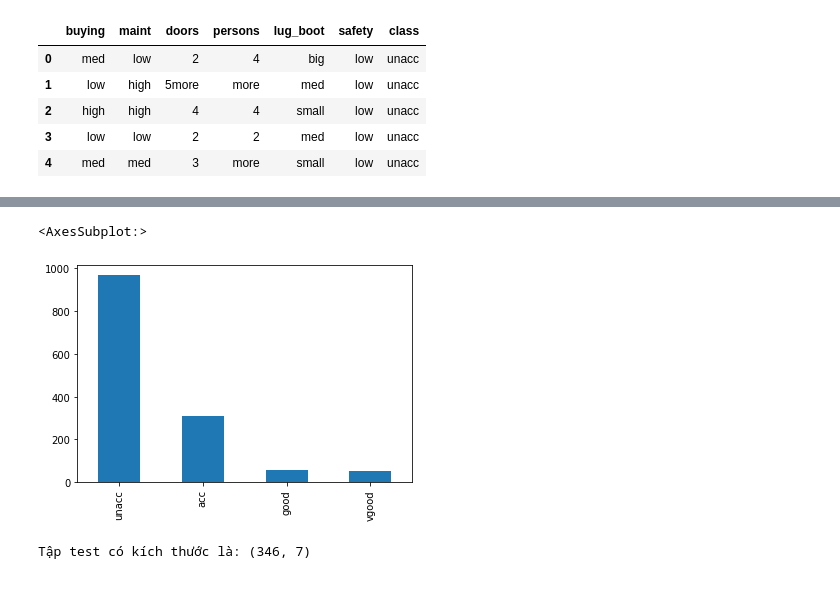
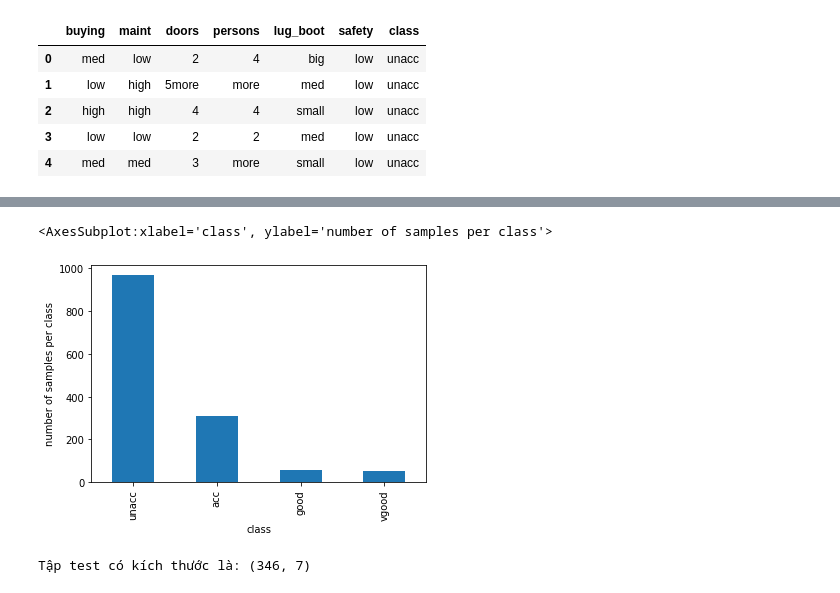
Before and after one commit to JJLEE-20194099/machine_learning_from_zero_to_hero_course, a Jupyter notebook: Descision Tree/car_evaluation_decision_tree_using_sklearn.ipynb, the cells around one changed output, grey strips where cells are left out. Drawn from its saved outputs; the diff is of its cells as text; code cells hidden in the pictures.

```diff
--- a/Descision Tree/car_evaluation_decision_tree_using_sklearn.ipynb
+++ b/Descision Tree/car_evaluation_decision_tree_using_sklearn.ipynb
@@ -35,10 +35,10 @@ Data columns (total 7 columns):
 dtypes: object(7)
 memory usage: 75.7+ KB
 # %%
-car_train_df.iloc[:, -1].value_counts().plot(kind='bar')
+car_train_df.iloc[:, -1].value_counts().plot(kind='bar', xlabel='class', ylabel = 'number of samples per class')
 # %% [output]
-<AxesSubplot:>
+<AxesSubplot:xlabel='class', ylabel='number of samples per class'>
-[figure, old version]
+[figure, new version]
 # %%
 car_test_df = pd.read_csv('./car_evaluation_test.csv', sep=',')
 print("Tập test có kích thước là:", car_test_df.shape)
```
Also changed, not shown: parts of 13 cells of this notebook, 12 other files.
